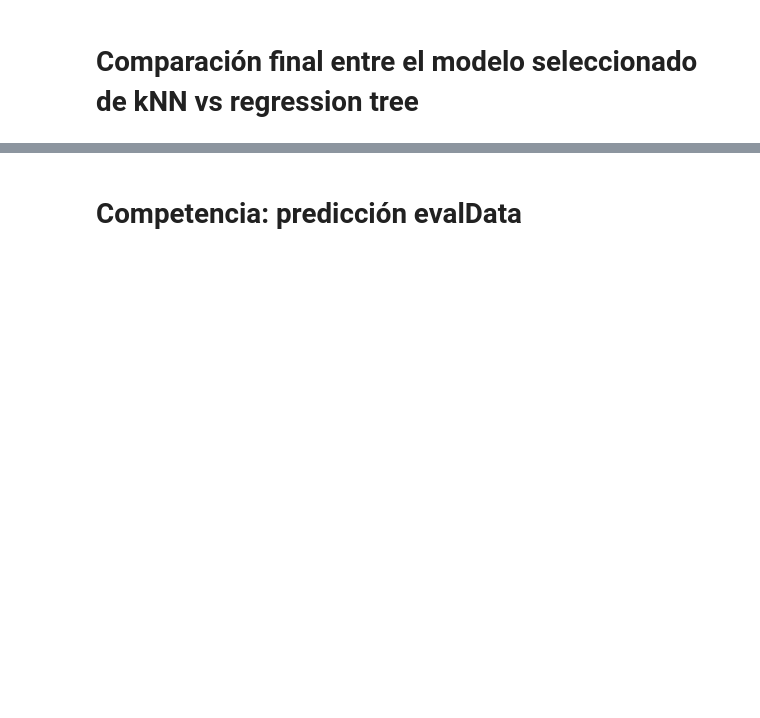
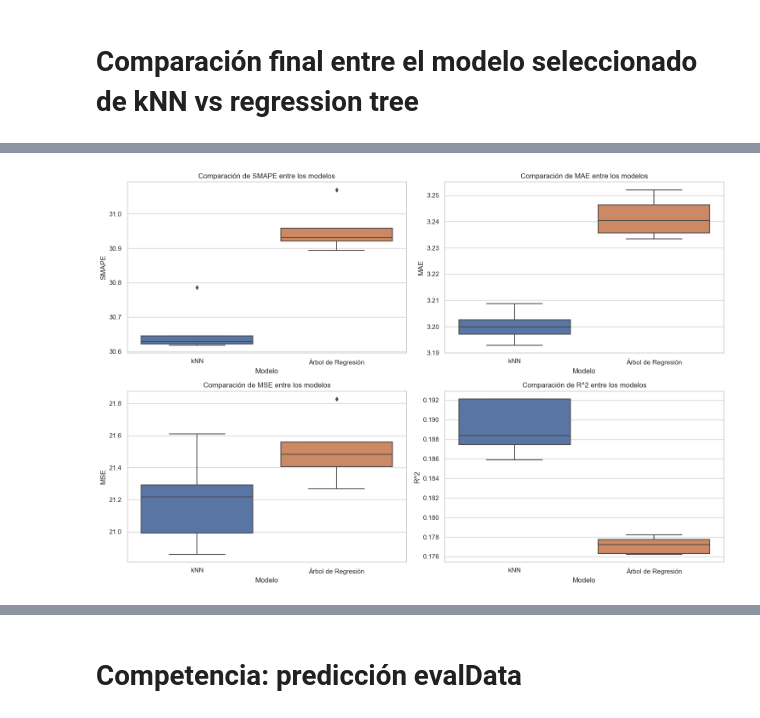
Before and after one commit to anitalittle/tarea2, a Jupyter notebook: tarea2_probando.ipynb, the cells around one changed output, grey strips where cells are left out. Saved outputs shown, nothing was run; the diff lists cells and outputs as text; code cells hidden in the pictures; blank space fills up the shorter version.

```diff
--- a/tarea2_probando.ipynb
+++ b/tarea2_probando.ipynb
@@ -856,0 +846,73 @@ plt.show()
+# %%
+import seaborn as sns
+import matplotlib.pyplot as plt
+
+# Métricas para kNN
+smape_knn = -smape_scores_knn
+mae_knn = mae_scores_knn
+mse_knn = mse_scores_knn
+r2_knn = r2_scores_knn
+
+# Métricas para Árbol de Regresión
+smape_arbol = -scores_best_tree_reg
+mae_arbol = mae_scores
+mse_arbol = mse_scores
+r2_arbol = r2_scores
+
+# Crear un DataFrame para cada métrica
+data_smape = {
+    'Modelo': ['kNN'] * 5 + ['Árbol de Regresión'] * 5,
+    'Métrica': ['SMAPE'] * 5 + ['SMAPE'] * 5,
+    'Valor': list(smape_knn) + list(smape_arbol)
+}
+data_mae = {
+    'Modelo': ['kNN'] * 5 + ['Árbol de Regresión'] * 5,
+    'Métrica': ['MAE'] * 5 + ['MAE'] * 5,
+    'Valor': list(mae_knn) + list(mae_arbol)
+}
+data_mse = {
+    'Modelo': ['kNN'] * 5 + ['Árbol de Regresión'] * 5,
+    'Métrica': ['MSE'] * 5 + ['MSE'] * 5,
+    'Valor': list(mse_knn) + list(mse_arbol)
+}
+data_r2 = {
+    'Modelo': ['kNN'] * 5 + ['Árbol de Regresión'] * 5,
+    'Métrica': ['R^2'] * 5 + ['R^2'] * 5,
+    'Valor': list(r2_knn) + list(r2_arbol)
+}
+
+# Crear diagramas de caja para cada métrica
+plt.figure(figsize=(15, 10))
+
+# Diagrama de caja para SMAPE
+plt.subplot(2, 2, 1)
+sns.boxplot(x='Modelo', y='Valor', data=data_smape)
+plt.title('Comparación de SMAPE entre los modelos')
+plt.xlabel('Modelo')
+plt.ylabel('SMAPE')
+
+# Diagrama de caja para MAE
+plt.subplot(2, 2, 2)
+sns.boxplot(x='Modelo', y='Valor', data=data_mae)
+plt.title('Comparación de MAE entre los modelos')
+plt.xlabel('Modelo')
+plt.ylabel('MAE')
+
+# Diagrama de caja para MSE
+plt.subplot(2, 2, 3)
+sns.boxplot(x='Modelo', y='Valor', data=data_mse)
+plt.title('Comparación de MSE entre los modelos')
+plt.xlabel('Modelo')
+plt.ylabel('MSE')
+
+# Diagrama de caja para R^2
+plt.subplot(2, 2, 4)
+sns.boxplot(x='Modelo', y='Valor', data=data_r2)
+plt.title('Comparación de R^2 entre los modelos')
+plt.xlabel('Modelo')
+plt.ylabel('R^2')
+
+plt.tight_layout()
+plt.show()
+# %% [output]
+[figure, added]
```
Also changed, not shown: parts of 21 cells of this notebook, 2 other files.
